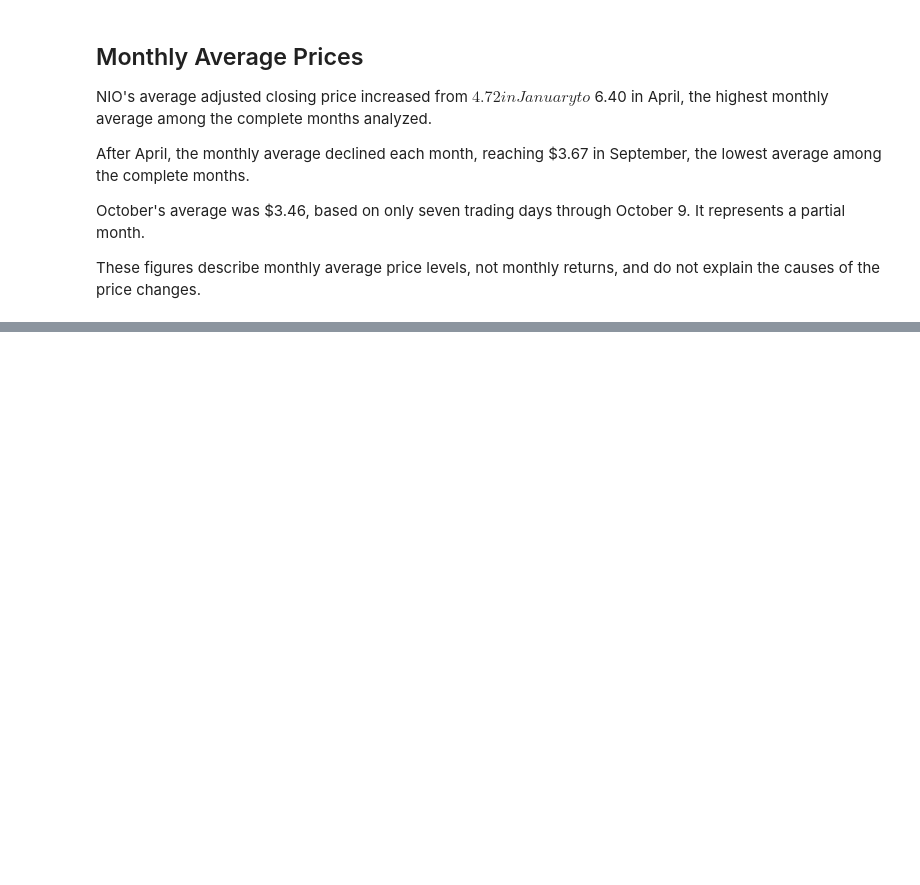
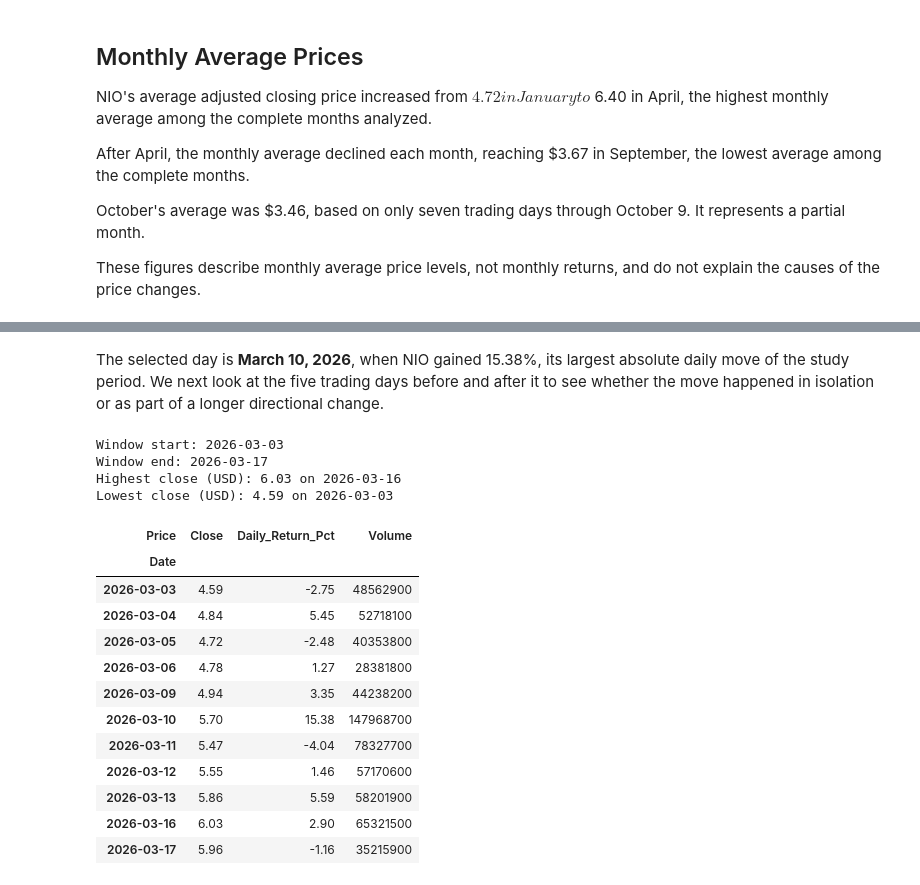
Before and after one commit to LiMeizhi1/mgs3101-analysis, a Jupyter notebook: nio_analysis.ipynb, the cells around one changed output, grey strips where cells are left out. Drawn from its saved outputs; the diff is of its cells as text; code cells hidden in the pictures; blank space fills up the shorter version.

```diff
--- a/nio_analysis.ipynb
+++ b/nio_analysis.ipynb
@@ -228,0 +238,13 @@ returns, and do not explain the causes of the price changes.
+# %%
+event_date = nio["Daily_Return_Pct"].abs().idxmax()
+event_position = nio.index.get_loc(event_date)
+
+previous_close = nio["Close"].iloc[event_position - 1]
+event_close = nio.loc[event_date, "Close"]
+
+print("Largest absolute daily move:", event_date.date())
+print("Daily return (%):", round(nio.loc[event_date, "Daily_Return_Pct"], 2))
+print("Previous close (USD):", round(previous_close, 2))
+print("Event-day close (USD):", round(event_close, 2))
+
+nio.loc[[event_date], ["Close", "Daily_Return_Pct", "Volume"]]
@@ -228,0 +259,44 @@ returns, and do not explain the causes of the price changes.
+# %% [markdown]
+The selected day is **March 10, 2026**, when NIO gained 15.38%, its largest
+absolute daily move of the study period. We next look at the five trading days
+before and after it to see whether the move happened in isolation or as part of
+a longer directional change.
+# %%
+event_window = nio.iloc[
+    max(0, event_position - 5):event_position + 6
+]
+
+print("Window start:", event_window.index.min().date())
+print("Window end:", event_window.index.max().date())
+print(
+    "Highest close (USD):",
+    round(event_window["Close"].max(), 2),
+    "on",
+    event_window["Close"].idxmax().date()
+)
+print(
+    "Lowest close (USD):",
+    round(event_window["Close"].min(), 2),
+    "on",
+    event_window["Close"].idxmin().date()
+)
+
+display(event_window[["Close", "Daily_Return_Pct", "Volume"]].round(2))
+# %% [output]
+Window start: 2026-03-03
+Window end: 2026-03-17
+Highest close (USD): 6.03 on 2026-03-16
+Lowest close (USD): 4.59 on 2026-03-03
+| Price | Close | Daily_Return_Pct | Volume |
+| Date |  |  |  |
+| 2026-03-03 | 4.59 | -2.75 | 48562900 |
+| 2026-03-04 | 4.84 | 5.45 | 52718100 |
+| 2026-03-05 | 4.72 | -2.48 | 40353800 |
+| 2026-03-06 | 4.78 | 1.27 | 28381800 |
+| 2026-03-09 | 4.94 | 3.35 | 44238200 |
+| 2026-03-10 | 5.70 | 15.38 | 147968700 |
+| 2026-03-11 | 5.47 | -4.04 | 78327700 |
+| 2026-03-12 | 5.55 | 1.46 | 57170600 |
+| 2026-03-13 | 5.86 | 5.59 | 58201900 |
+| 2026-03-16 | 6.03 | 2.90 | 65321500 |
+| 2026-03-17 | 5.96 | -1.16 | 35215900 |
```
Also changed, not shown: parts of 6 cells of this notebook.
